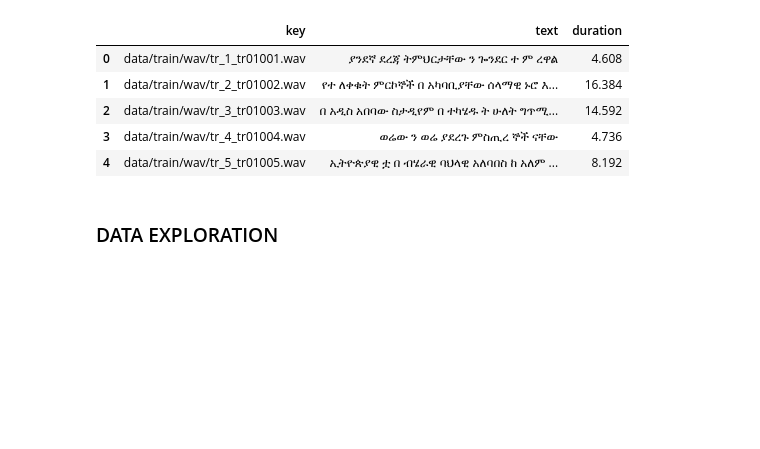
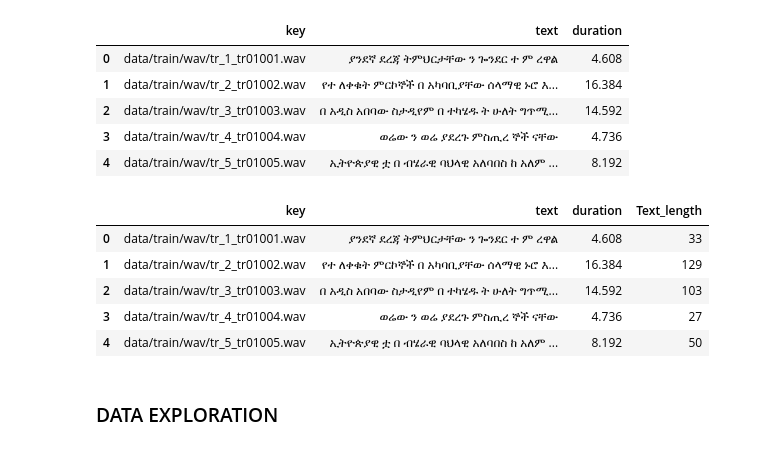
Before and after one commit to speech-recognition123/Speech-to-Text, a Jupyter notebook: notebooks/titus_preprocessing.ipynb, the cells around one changed output. Saved outputs shown, nothing was run; the diff lists cells and outputs as text; code cells hidden in the pictures; blank space fills up the shorter version.

Commit message:
Enhance transcription data

```diff
--- a/notebooks/titus_preprocessing.ipynb
+++ b/notebooks/titus_preprocessing.ipynb
@@ -87,6 +87,18 @@ data.head()
 | 2 | data/train/wav/tr_3_tr01003.wav | በ አዲስ አበባው ስታዲየም በ ተካሄዱ ት ሁለት ግጥሚ... | 14.592 |
 | 3 | data/train/wav/tr_4_tr01004.wav | ወሬው ን ወሬ ያደረጉ ምስጢረ ኞች ናቸው | 4.736 |
 | 4 | data/train/wav/tr_5_tr01005.wav | ኢትዮጵያዊ ቷ በ ብሄራዊ ባህላዊ አለባበስ ከ አለም ... | 8.192 |
+# %%
+#Enhance transcription data
+data["Text_length"] = [len(i) for i in data.text]
+# %%
+data.head()
+# %% [output]
+|  | key | text | duration | Text_length |
+| 0 | data/train/wav/tr_1_tr01001.wav | ያንደኛ ደረጃ ትምህርታቸው ን ጐንደር ተ ም ረዋል | 4.608 | 33 |
+| 1 | data/train/wav/tr_2_tr01002.wav | የተ ለቀቁት ምርኮኞች በ አካባቢያቸው ሰላማዊ ኑሮ እ... | 16.384 | 129 |
+| 2 | data/train/wav/tr_3_tr01003.wav | በ አዲስ አበባው ስታዲየም በ ተካሄዱ ት ሁለት ግጥሚ... | 14.592 | 103 |
+| 3 | data/train/wav/tr_4_tr01004.wav | ወሬው ን ወሬ ያደረጉ ምስጢረ ኞች ናቸው | 4.736 | 27 |
+| 4 | data/train/wav/tr_5_tr01005.wav | ኢትዮጵያዊ ቷ በ ብሄራዊ ባህላዊ አለባበስ ከ አለም ... | 8.192 | 50 |
 # %% [markdown]
 ### DATA EXPLORATION
 # %%
```
Also changed, not shown: parts of 2 cells of this notebook.
